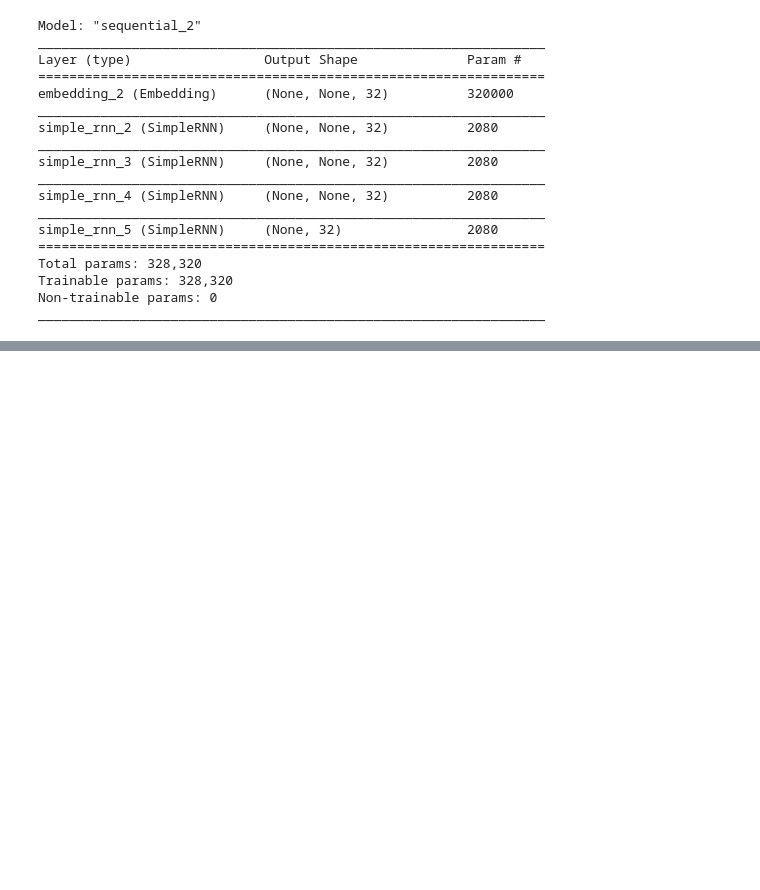
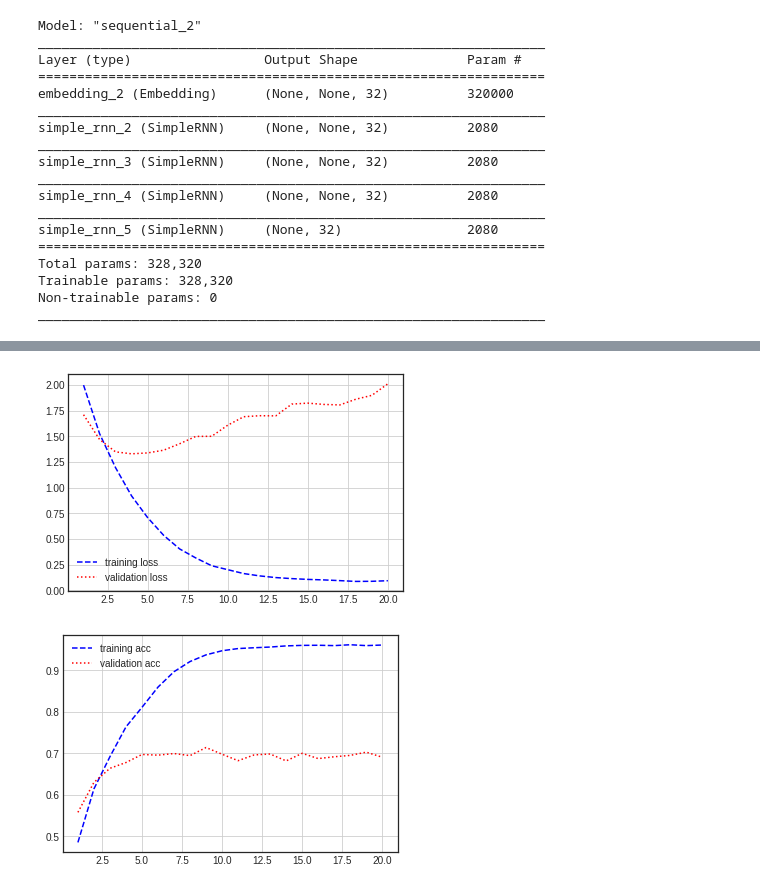
Before and after one commit to KimYongHwi/machine-learning-study, a Jupyter notebook: natural_language_processing/8_순환_신경망(Recurrent_Neural_Network,_RNN).ipynb, the cells around one changed output, grey strips where cells are left out. Saved outputs shown, nothing was run; the diff lists cells and outputs as text; code cells hidden in the pictures; blank space fills up the shorter version.

```diff
--- a/natural_language_processing/8_순환_신경망(Recurrent_Neural_Network,_RNN).ipynb
+++ b/natural_language_processing/8_순환_신경망(Recurrent_Neural_Network,_RNN).ipynb
@@ -194,0 +473,7 @@ _________________________________________________________________
+# %%
+max_len = 300
+
+pad_x_train = pad_sequences(x_train, maxlen=max_len)
+pad_x_test = pad_sequences(x_test, maxlen=max_len)
+
+print(pad_x_train.shape)
@@ -194,0 +484,9 @@ _________________________________________________________________
+# %%
+model = Sequential()
+model.add(Embedding(input_dim=num_words, output_dim=256))
+model.add(GRU(256, return_sequences=True))
+model.add(GRU(128))
+model.add(Dense(46, activation='softmax'))
+
+model.compile(optimizer='adam', loss='sparse_categorical_crossentropy', metrics='acc')
+model.summary()
@@ -194,0 +510,2 @@ _________________________________________________________________
+# %%
+history = model.fit(pad_x_train, y_train, batch_size=32, epochs=20, validation_split=0.2)
@@ -194,0 +530,23 @@ _________________________________________________________________
+# %%
+loss = history.history['loss']
+val_loss = history.history['val_loss']
+acc = history.history['acc']
+val_acc = history.history['val_acc']
+
+epochs = range(1, len(loss) + 1)
+
+plt.plot(epochs, loss, 'b--', label='training loss')
+plt.plot(epochs, val_loss, 'r:', label='validation loss')
+plt.grid()
+plt.legend()
+
+plt.figure()
+plt.plot(epochs, acc, 'b--', label='training acc')
+plt.plot(epochs, val_acc, 'r:', label='validation acc')
+plt.grid()
+plt.legend()
+
+plt.show()
+# %% [output]
+[figure, added]
+[figure, added]
```
Also changed, not shown: parts of 28 cells of this notebook.
